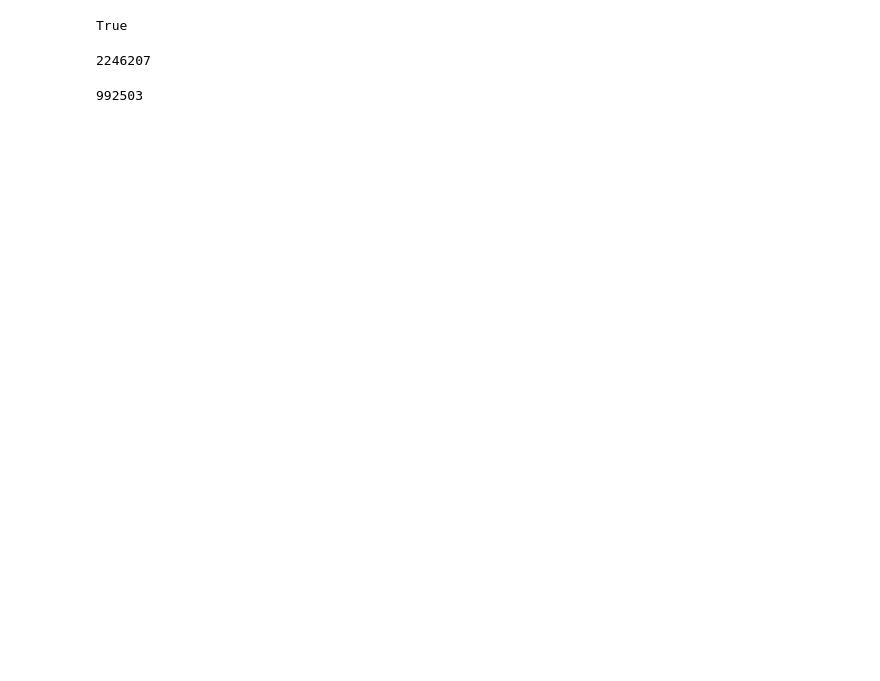
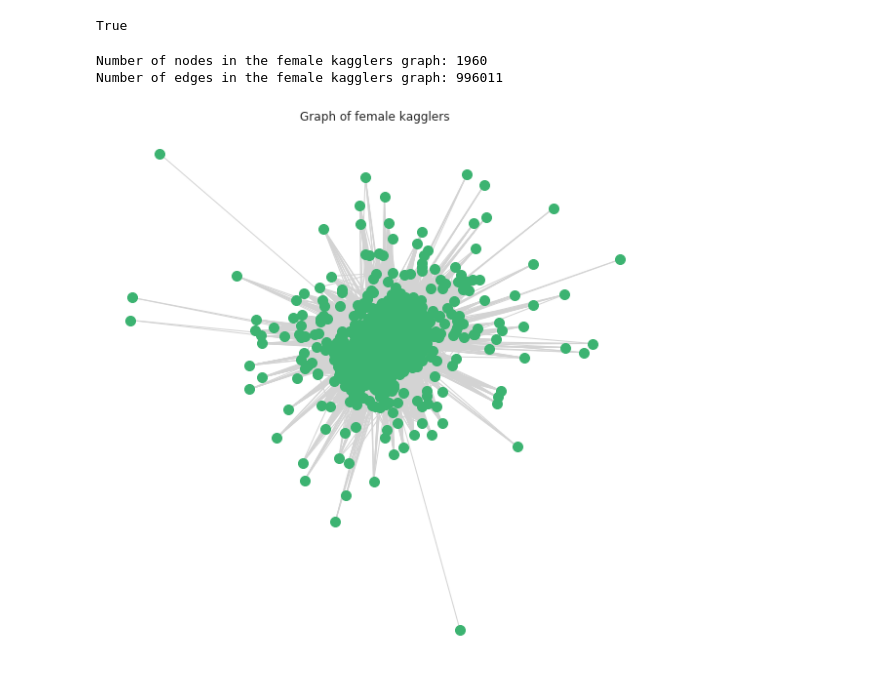
Before and after one commit to sfczekalski/women_kaggle, a Jupyter notebook: notebooks/Analysis.ipynb, the cells around one changed output. Saved outputs shown, nothing was run; the diff lists cells and outputs as text; code cells hidden in the pictures; blank space fills up the shorter version.

Commit message:
Users and skills networks visualization.

```diff
--- a/notebooks/Analysis.ipynb
+++ b/notebooks/Analysis.ipynb
@@ -272,10 +272,10 @@ df_skills[df_skills.isnull()] = 0
 df_skills = df_skills.astype(np.int8)
 
 # Discard rare skills
-df_skills = df_skills.loc[:, df_skills.sum(axis=0) > 100]
+df_skills = df_skills.loc[:, df_skills.sum(axis=0) > 50]
 
-# Discard users that haven't chosen at least 1 skill
-df_skills = df_skills[df_skills.sum(axis=1) > 1]
+# Discard users that haven't chosen at least 5 skills
+df_skills = df_skills[df_skills.sum(axis=1) > 5]
 
 df_skills.head()
 # %% [output]
@@ -297,10 +297,6 @@ users_partition = partitions[0]
 skills_partition = partitions[1]
 
 UG = bipartite.weighted_projected_graph(BG, users_partition)
-# %%
-UG.size()
-# %% [output]
-2246207
 # %%
 UG_filtered = nx.Graph()
 
@@ -313,4 +311,15 @@ for edge in tqdm.tqdm_notebook(UG.edges(data=True)):
-# %%
-UG_filtered.size()
-# %% [output]
-992503
+# %%
+print(f'Number of nodes in the female kagglers graph: {UG_filtered.order()}')
+print(f'Number of edges in the female kagglers graph: {UG_filtered.size()}')
+# %% [output]
+Number of nodes in the female kagglers graph: 1960
+Number of edges in the female kagglers graph: 996011
+# %%
+plt.figure(figsize=(10, 10))
+pos = nx.spring_layout(UG_filtered)
+nx.draw_networkx_nodes(UG_filtered, pos, node_color=color_front, node_size=100)
+nx.draw_networkx_edges(UG_filtered, pos, edge_color=color_back)
+plt.title('Graph of female kagglers')
+plt.axis('off');
+# %% [output]
+[figure, added]
```
Also changed, not shown: parts of 7 cells of this notebook.
